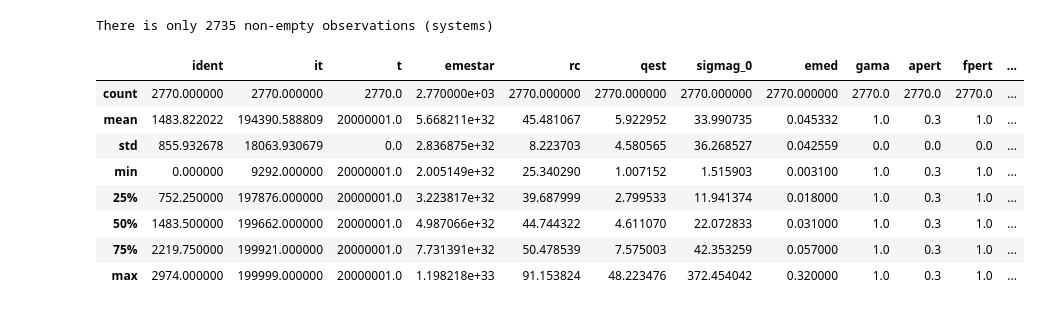
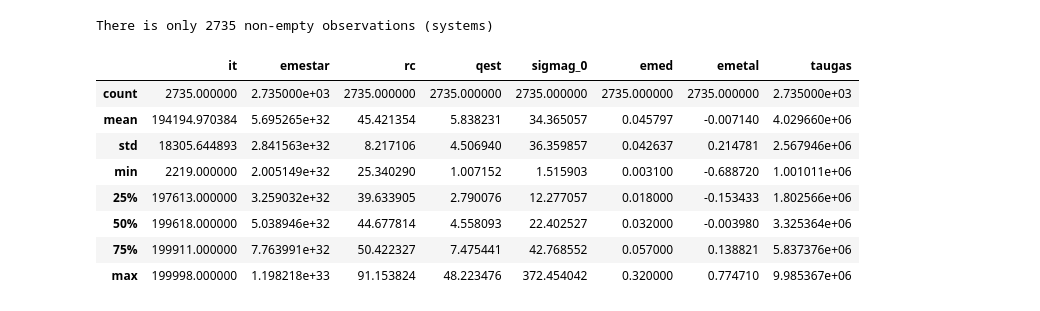
Before and after one commit to cebasfu93/planetaryFormation, a Jupyter notebook: dataExploration.ipynb, the cells around one changed output. Cells and saved outputs as stored; diff of their text form; code cells hidden in the pictures.

```diff
--- a/dataExploration.ipynb
+++ b/dataExploration.ipynb
@@ -87,10 +96,14 @@ def collapse_by_system(dataFrame):
         solid_mass[sys] = sum(actual['emepla(i)/emet'])
         mass_efficiency[sys] = solid_mass[sys]/np.min(actual['emed'])
         dataFrame_systems.loc[sys,:] = actual.iloc[0,:]
-    # Dropping non-initial conditions
-    dataFrame_systems.drop(['emegas(i)','emepla(i)/emet','rplanet(i)/radtie','a(i)'], axis=1, inplace=True)
+    # Dropping final conditions
+    #dataFrame_systems.drop(['emegas(i)','emepla(i)/emet','rplanet(i)/radtie','a(i)'], axis=1, inplace=True)
+
     dataFrame_systems['num_planets'] = num_planets
     dataFrame_systems['solid_mass'] = solid_mass
     dataFrame_systems['mass_efficiency'] = mass_efficiency
-    return dataFrame_systems
+
+    Y_dataFrame = dataFrame_systems[['num_planets','solid_mass','mass_efficiency']]
+    X_dataFrame = dataFrame_systems[['it', 'emestar', 'rc', 'qest', 'sigmag_0', 'emed', 'emetal','taugas']]
+    return X_dataFrame, Y_dataFrame
 # %%
@@ -98,18 +111,18 @@ high_systems = collapse_by_system(high)
 # %% [output]
 There is only 2770 non-empty observations (systems)
 # %%
-low_systems = collapse_by_system(low)
+X_low,Y_low = collapse_by_system(low)
 # %% [output]
 There is only 2735 non-empty observations (systems)
 # %%
-high_systems.describe()
+X_low.describe()
 # %% [output]
-|  | ident | it | t | emestar | rc | qest | sigmag_0 | emed | gama | apert | fpert | ... |
-| count | 2770.000000 | 2770.000000 | 2770.0 | 2.770000e+03 | 2770.000000 | 2770.000000 | 2770.000000 | 2770.000000 | 2770.0 | 2770.0 | 2770.0 | ... |
-| mean | 1483.822022 | 194390.588809 | 20000001.0 | 5.668211e+32 | 45.481067 | 5.922952 | 33.990735 | 0.045332 | 1.0 | 0.3 | 1.0 | ... |
-| std | 855.932678 | 18063.930679 | 0.0 | 2.836875e+32 | 8.223703 | 4.580565 | 36.268527 | 0.042559 | 0.0 | 0.0 | 0.0 | ... |
-| min | 0.000000 | 9292.000000 | 20000001.0 | 2.005149e+32 | 25.340290 | 1.007152 | 1.515903 | 0.003100 | 1.0 | 0.3 | 1.0 | ... |
-| 25% | 752.250000 | 197876.000000 | 20000001.0 | 3.223817e+32 | 39.687999 | 2.799533 | 11.941374 | 0.018000 | 1.0 | 0.3 | 1.0 | ... |
-| 50% | 1483.500000 | 199662.000000 | 20000001.0 | 4.987066e+32 | 44.744322 | 4.611070 | 22.072833 | 0.031000 | 1.0 | 0.3 | 1.0 | ... |
-| 75% | 2219.750000 | 199921.000000 | 20000001.0 | 7.731391e+32 | 50.478539 | 7.575003 | 42.353259 | 0.057000 | 1.0 | 0.3 | 1.0 | ... |
-| max | 2974.000000 | 199999.000000 | 20000001.0 | 1.198218e+33 | 91.153824 | 48.223476 | 372.454042 | 0.320000 | 1.0 | 0.3 | 1.0 | ... |
+|  | it | emestar | rc | qest | sigmag_0 | emed | emetal | taugas |
+| count | 2735.000000 | 2.735000e+03 | 2735.000000 | 2735.000000 | 2735.000000 | 2735.000000 | 2735.000000 | 2.735000e+03 |
+| mean | 194194.970384 | 5.695265e+32 | 45.421354 | 5.838231 | 34.365057 | 0.045797 | -0.007140 | 4.029660e+06 |
+| std | 18305.644893 | 2.841563e+32 | 8.217106 | 4.506940 | 36.359857 | 0.042637 | 0.214781 | 2.567946e+06 |
+| min | 2219.000000 | 2.005149e+32 | 25.340290 | 1.007152 | 1.515903 | 0.003100 | -0.688720 | 1.001011e+06 |
+| 25% | 197613.000000 | 3.259032e+32 | 39.633905 | 2.790076 | 12.277057 | 0.018000 | -0.153433 | 1.802566e+06 |
+| 50% | 199618.000000 | 5.038946e+32 | 44.677814 | 4.558093 | 22.402527 | 0.032000 | -0.003980 | 3.325364e+06 |
+| 75% | 199911.000000 | 7.763991e+32 | 50.422327 | 7.475441 | 42.768552 | 0.057000 | 0.138821 | 5.837376e+06 |
+| max | 199998.000000 | 1.198218e+33 | 91.153824 | 48.223476 | 372.454042 | 0.320000 | 0.774710 | 9.985367e+06 |
```
Also changed, not shown: parts of 7 cells of this notebook.
